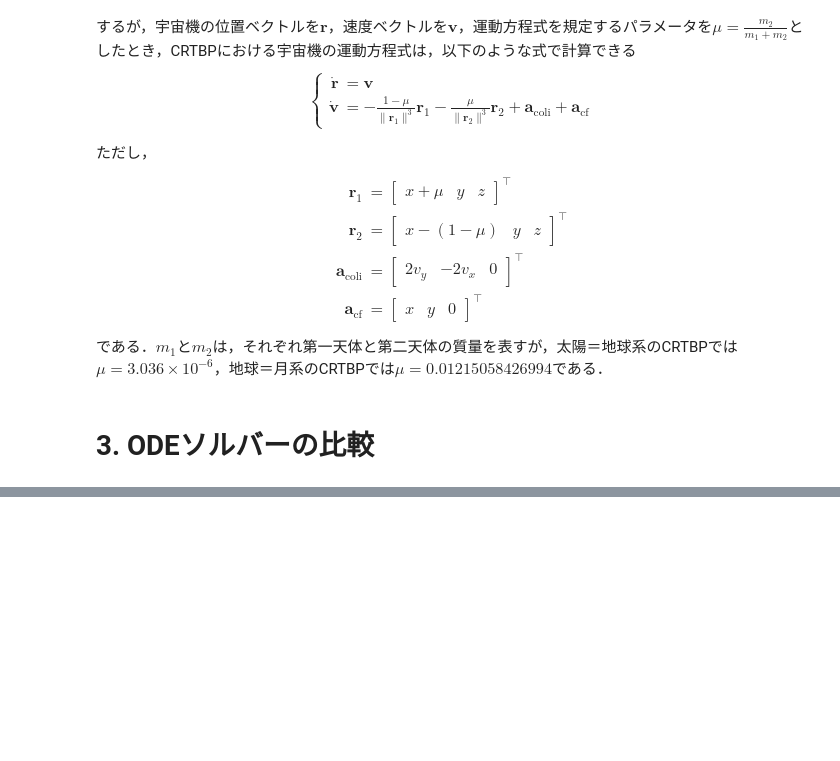
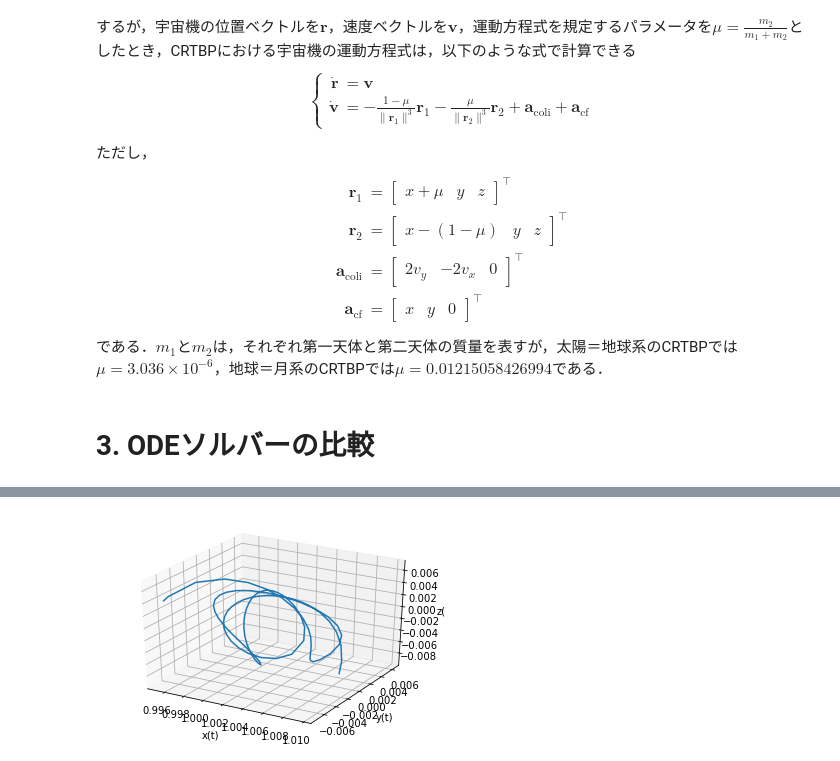
Before and after one commit to naoyaozaki/CRTBP.jl, a Jupyter notebook: work/ode_example_python.ipynb, the cells around one changed output, grey strips where cells are left out. Saved outputs shown, nothing was run; the diff lists cells and outputs as text; code cells hidden in the pictures; blank space fills up the shorter version.

```diff
--- a/work/ode_example_python.ipynb
+++ b/work/ode_example_python.ipynb
@@ -42,7 +42,7 @@ $$
 import numpy as np
 
 # Definition of Equation of Motion of CRTBP
-def eom_crtbp(x, t, mu):
+def eom_crtbp(t, x, mu):
     # Preparation
     r1 = x[0:3] + np.array([mu, 0, 0])
     r2 = x[0:3] - np.array([1 - mu, 0, 0])
@@ -79 +77,23 @@ Wall time: 14.7 ms
 [figure]
+# %%
+from scipy.integrate import solve_ivp
+import matplotlib.pyplot as plt
+from mpl_toolkits.mplot3d.axes3d import Axes3D
+
+# initial values
+x0 = np.array([0.995707444733282, -0.007199559925458,  0.00443836532133,
+      0.005316062984565,  0.006000425296496,  0.012765946563249])
+tspan = (0.0, 2*np.pi)
+mu = 3.036e-6
+sol = solve_ivp(eom_crtbp, tspan, x0, args=(mu,), method='DOP853', atol=1e-10, rtol=1e-10)
+
+#plot3D using matplotlib
+fig = plt.figure()
+ax = fig.gca(projection='3d')
+ax.plot(sol.y[0, :], sol.y[1, :], sol.y[2, :])
+ax.set_xlabel('x(t)')
+ax.set_ylabel('y(t)')
+ax.set_zlabel('z(t)')
+plt.show()
+# %% [output]
+[figure, added]
```
Also changed, not shown: parts of 1 cell of this notebook, 1 other file.
